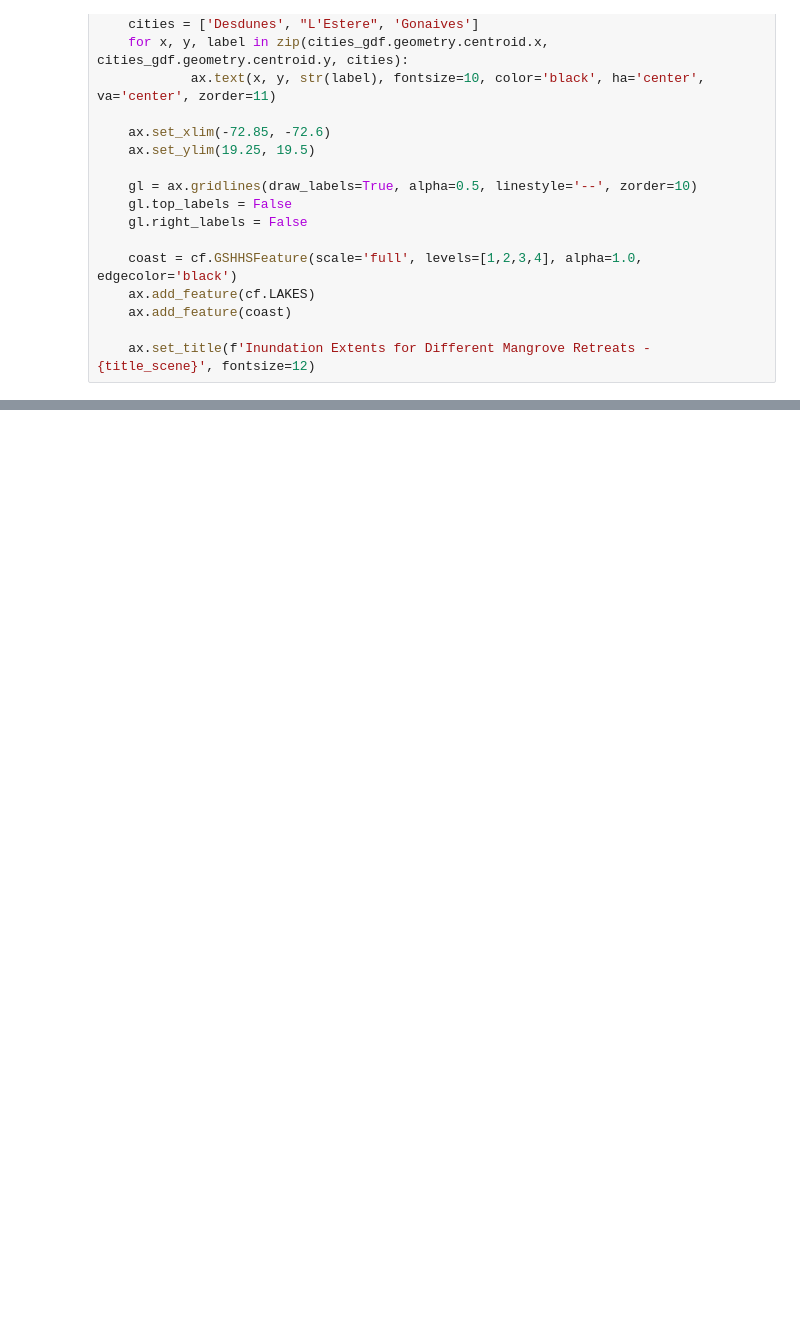
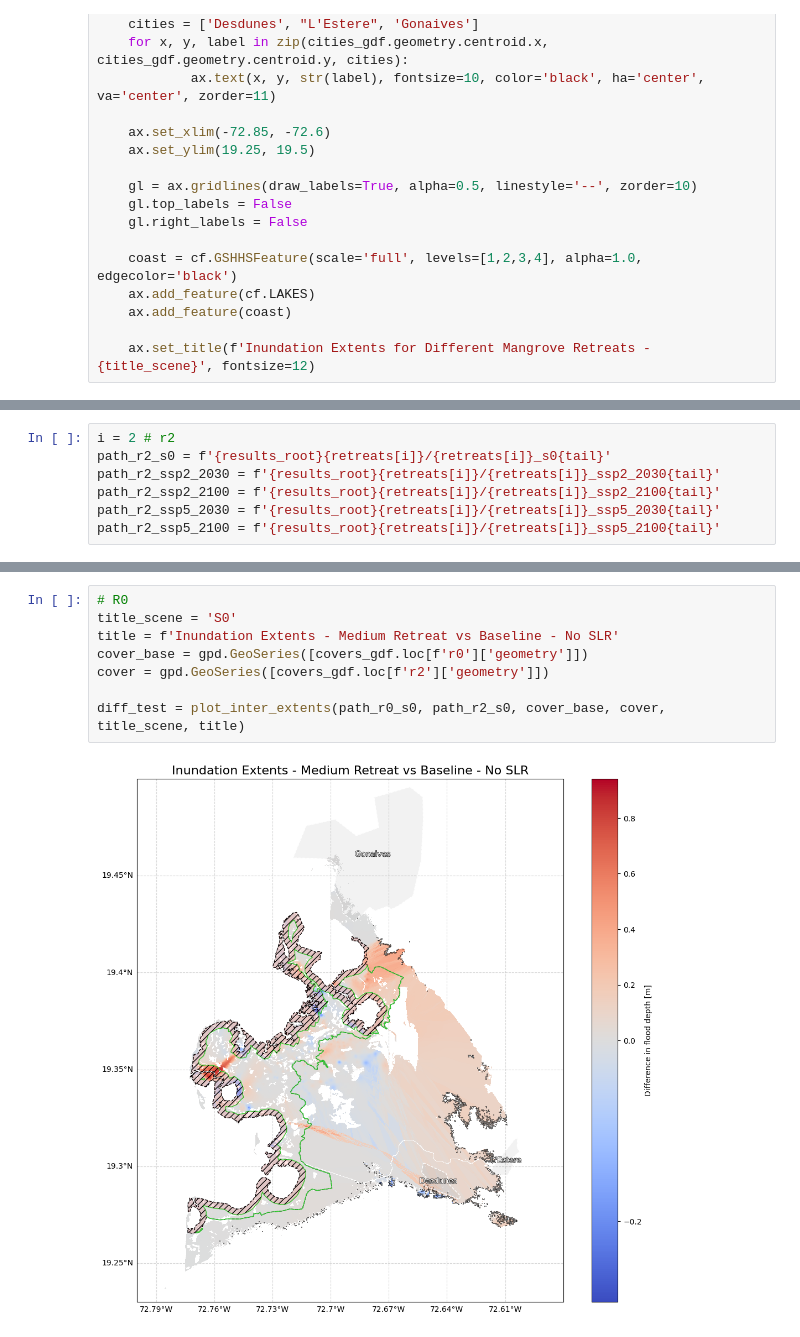
Before and after one commit to aesgeorges/LaGonaveFM, a Jupyter notebook: analysis/retreats.ipynb, the cells around one changed output, grey strips where cells are left out. Cells and saved outputs as stored; diff of their text form; blank space fills up the shorter version.

```diff
--- a/analysis/retreats.ipynb
+++ b/analysis/retreats.ipynb
@@ -142,0 +442,7 @@ plot_flood_extent_comparisons(r0_data, r1_data, r2_data, r3_data,
+# %%
+i = 2 # r2
+path_r2_s0 = f'{results_root}{retreats[i]}/{retreats[i]}_s0{tail}'
+path_r2_ssp2_2030 = f'{results_root}{retreats[i]}/{retreats[i]}_ssp2_2030{tail}'
+path_r2_ssp2_2100 = f'{results_root}{retreats[i]}/{retreats[i]}_ssp2_2100{tail}'
+path_r2_ssp5_2030 = f'{results_root}{retreats[i]}/{retreats[i]}_ssp5_2030{tail}'
+path_r2_ssp5_2100 = f'{results_root}{retreats[i]}/{retreats[i]}_ssp5_2100{tail}'
@@ -142,0 +468,10 @@ plot_flood_extent_comparisons(r0_data, r1_data, r2_data, r3_data,
+# %%
+# R0
+title_scene = 'S0'
+title = f'Inundation Extents - Medium Retreat vs Baseline - No SLR'
+cover_base = gpd.GeoSeries([covers_gdf.loc[f'r0']['geometry']])
+cover = gpd.GeoSeries([covers_gdf.loc[f'r2']['geometry']])
+
+diff_test = plot_inter_extents(path_r0_s0, path_r2_s0, cover_base, cover, title_scene, title)
+# %% [output]
+[figure, added]
```
Also changed, not shown: parts of 36 cells of this notebook, 25 other files.
